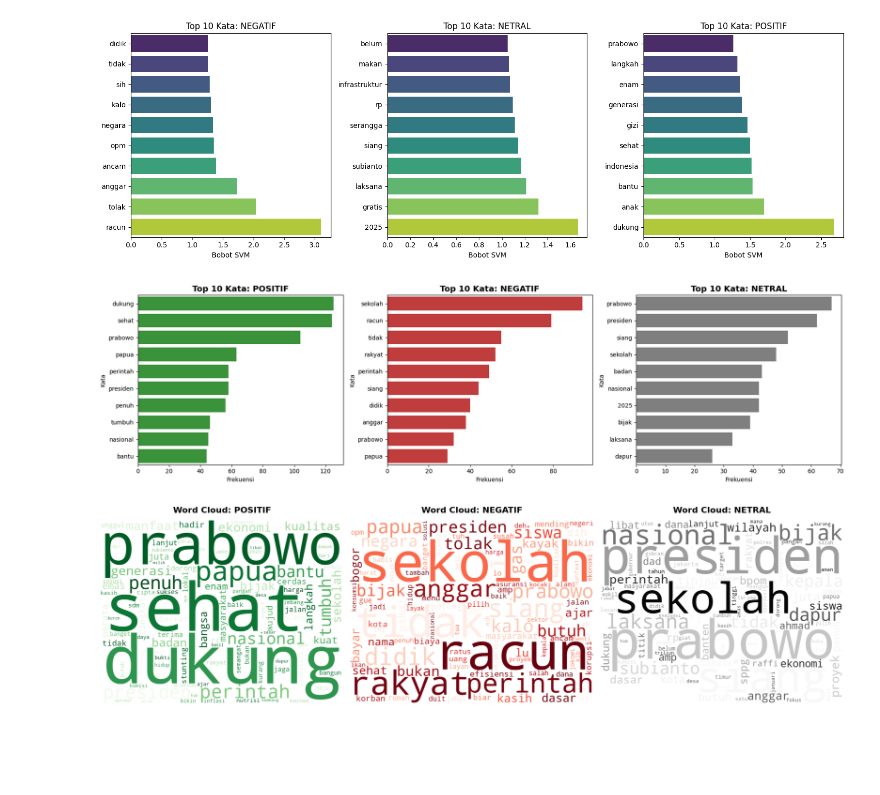
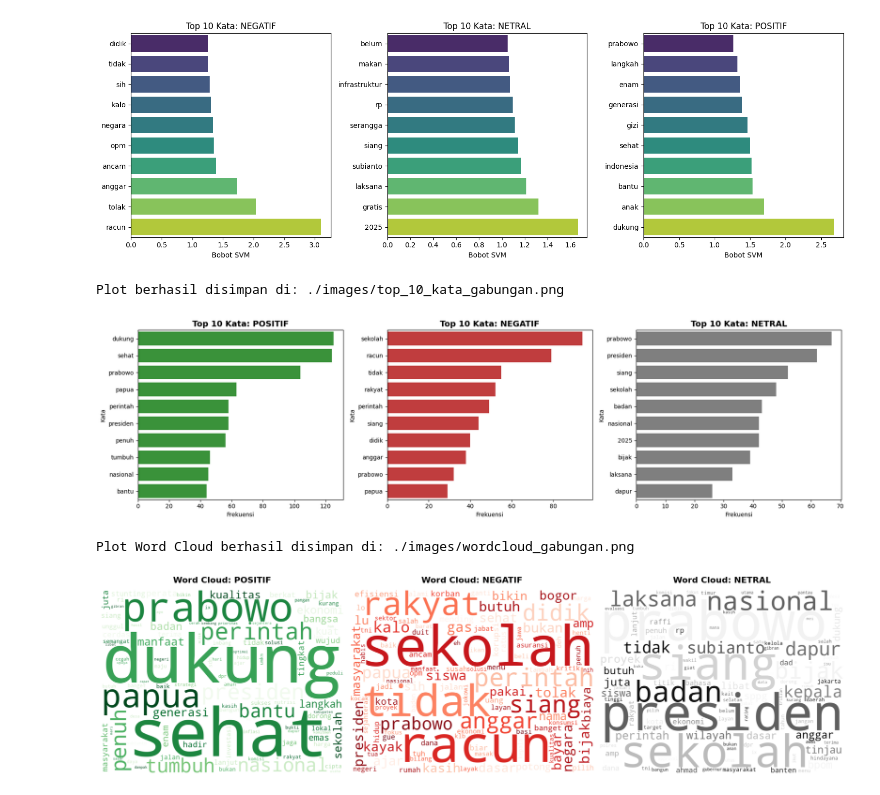
Before and after one commit to mfaruqi35/mbg-sentiment-analysis, a Jupyter notebook: mbg-sentiment-analysis.ipynb, the cells around one changed output. Cells and saved outputs as stored; diff of their text form; code cells hidden in the pictures; blank space fills up the shorter version.

Commit message:
add save figure and modify readme

```diff
--- a/mbg-sentiment-analysis.ipynb
+++ b/mbg-sentiment-analysis.ipynb
@@ -622,20 +622,20 @@ plt.show()
 # %% [output]
 [figure]
 # %%
+import os
 import matplotlib.pyplot as plt
 import seaborn as sns
 from collections import Counter
-from wordcloud import WordCloud
-from sklearn.svm import LinearSVC
-import numpy as np
-import numpy as np
-import pandas as pd
-from sklearn.feature_extraction.text import TfidfVectorizer
-from sklearn.model_selection import cross_val_predict
-from sklearn.svm import SVC
-import cleanlab
+
+# Pastikan folder images ada, jika tidak, buat foldernya
+output_dir = './images/'
+if not os.path.exists(output_dir):
+    os.makedirs(output_dir)
+
+# ... (kode setup stopwords dan label sama seperti sebelumnya) ...
 
 domain_stopwords = {'makan', 'gizi', 'gratis', 'program', 'mbg', 'indonesia', 'anak'}
+
 def hapus_domain_stopword(teks):
     words = teks.split()
     words_cleaned = [word for word in words if word not in domain_stopwords]
@@ -644,46 +644,69 @@ def hapus_domain_stopword(teks):
 labels = ['positif', 'negatif', 'netral']
 colors_bar = ['#2ca02c', '#d62728', '#7f7f7f']
 colormaps_wc = ['Greens', 'Reds', 'Greys']
+
 fig, axes = plt.subplots(1, 3, figsize=(18, 5))
 
 for i, label in enumerate(labels):
     combined_text = " ".join(df_final[df_final['label'] == label]['cleaned_text'])
     combined_text_cleaned = hapus_domain_stopword(combined_text)
+
     word_counts = Counter(combined_text_cleaned.split())
+
     top_10 = word_counts.most_common(10)
     word = [w[0] for w in top_10]
     freq = [w[1] for w in top_10]
+
     sns.barplot(x=freq, y=word, ax=axes[i], color=colors_bar[i])
     axes[i].set_title(f'Top 10 Kata: {label.upper()}', fontsize=14, fontweight='bold')
     axes[i].set_xlabel('Frekuensi')
     axes[i].set_ylabel('Kata')
 
 plt.tight_layout()
+
+# Menyimpan plot KE FILE sebelum di-show
+file_path = os.path.join(output_dir, 'top_10_kata_gabungan.png')
+plt.savefig(file_path, dpi=300, bbox_inches='tight') # bbox_inches='tight' mencegah label terpotong
+print(f"Plot berhasil disimpan di: {file_path}")
+
 plt.show()
 # %% [output]
+Plot berhasil disimpan di: ./images/top_10_kata_gabungan.png
 [figure]
 # %%
+# Pastikan folder images ada (berjaga-jaga jika kode ini dijalankan terpisah)
+output_dir = './images/'
+if not os.path.exists(output_dir):
+    os.makedirs(output_dir)
+
 fig, axes = plt.subplots(1, 3, figsize=(20, 6))
 
 for i, label in enumerate(labels):
     combined_text = " ".join(df_final[df_final['label'] == label]['cleaned_text'])
     combined_text_cleaned = hapus_domain_stopword(combined_text)
 
     wordcloud = WordCloud(
         width=800,
         height=600,
         background_color='white',
         colormap=colormaps_wc[i],
         max_words=100,
         contour_width=1,
         contour_color='black',
         collocations=False
     ).generate(combined_text_cleaned)
     axes[i].imshow(wordcloud, interpolation='bilinear')
     axes[i].set_title(f'Word Cloud: {label.upper()}', fontsize=16, fontweight='bold', pad=15)
     axes[i].axis('off')
 
 plt.tight_layout()
+
+# Menyimpan plot Word Cloud KE FILE sebelum di-show
+file_path_wc = os.path.join(output_dir, 'wordcloud_gabungan.png')
+plt.savefig(file_path_wc, dpi=300, bbox_inches='tight')
+print(f"Plot Word Cloud berhasil disimpan di: {file_path_wc}")
+
 plt.show()
 # %% [output]
+Plot Word Cloud berhasil disimpan di: ./images/wordcloud_gabungan.png
-[figure, old version]
+[figure, new version]
```
Also changed, not shown: 3 other files.
